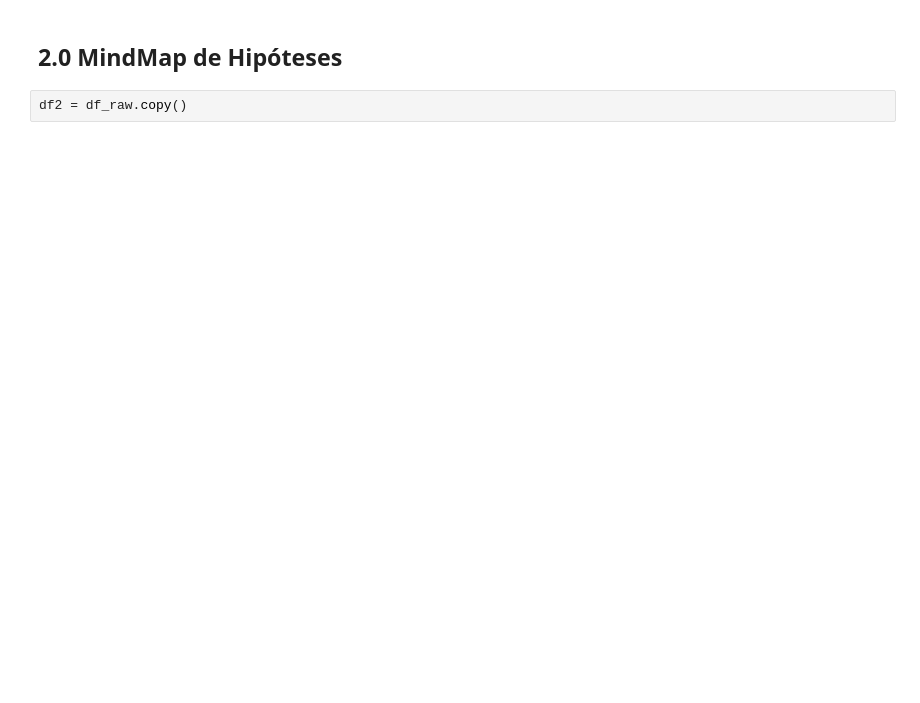
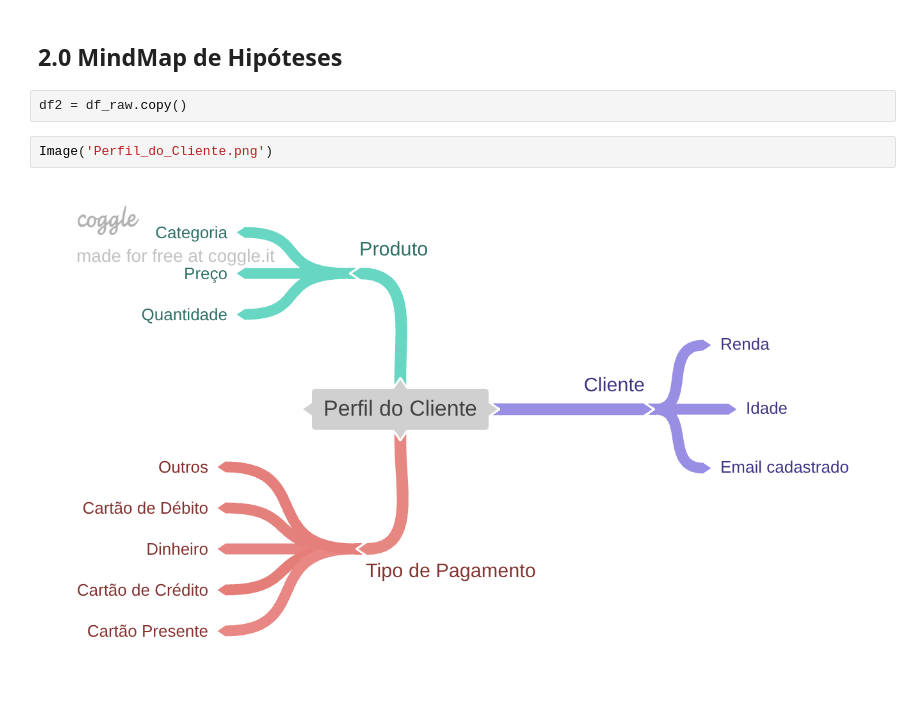
Before and after one commit to samantasobral/pa_projeto_integrador_3, a Jupyter notebook: notebooks/pa_projeto_integrador_3.ipynb, the cells around one changed output. Saved outputs shown, nothing was run; the diff lists cells and outputs as text; blank space fills up the shorter version.

```diff
--- a/notebooks/pa_projeto_integrador_3.ipynb
+++ b/notebooks/pa_projeto_integrador_3.ipynb
@@ -150,3 +151,7 @@ m
 ## 2.0 MindMap de Hipóteses
 # %%
 df2 = df_raw.copy()
+# %%
+Image('Perfil_do_Cliente.png')
+# %% [output]
+[figure, added]
```
Also changed, not shown: parts of 1 cell of this notebook, 1 other file.
